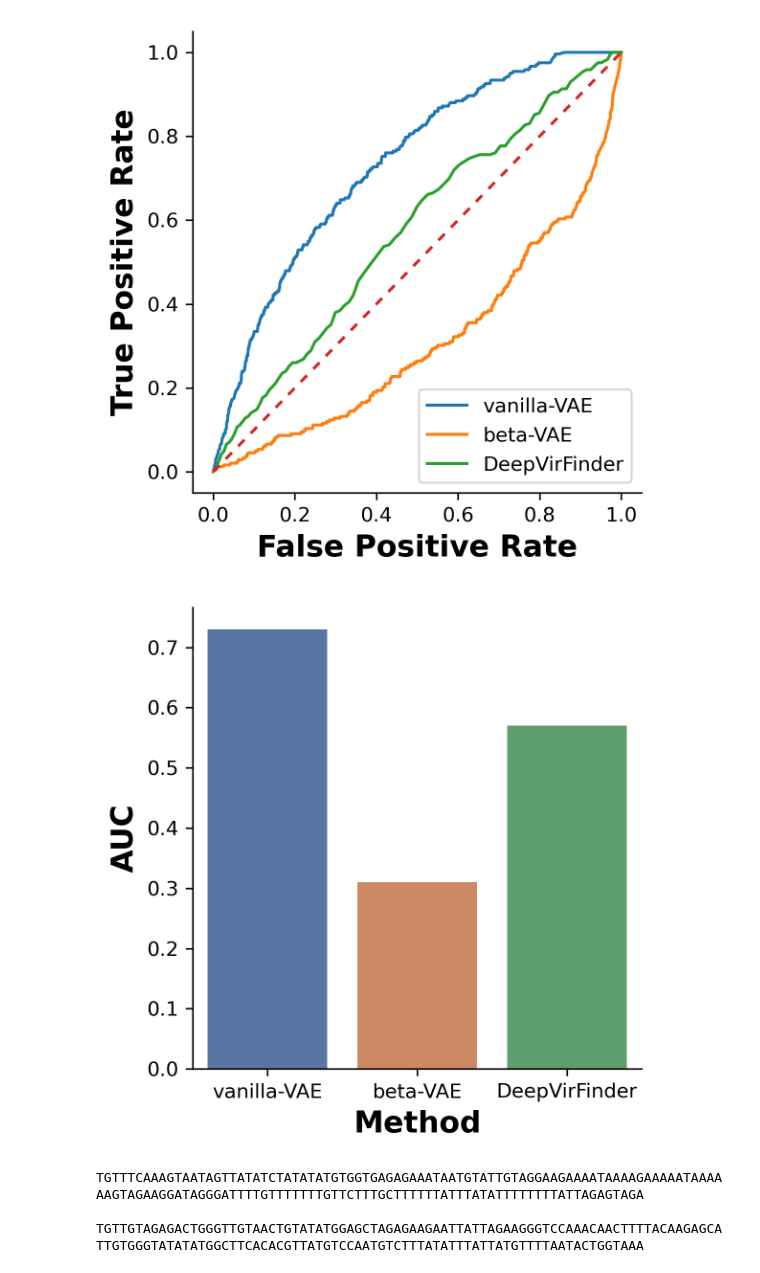
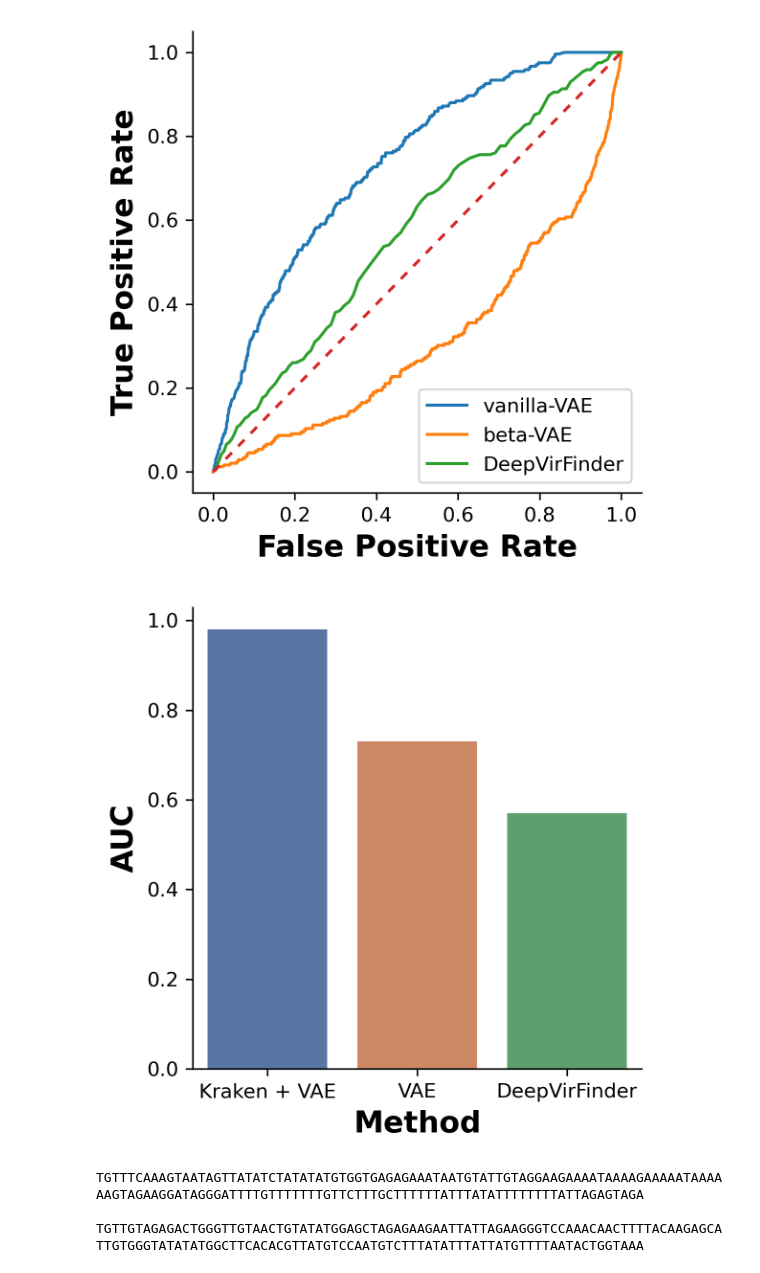
Before and after one commit to UCRajkumar/viral, a Jupyter notebook: Evaluation.ipynb, the cells around one changed output. Cells and saved outputs as stored; diff of their text form; code cells hidden in the pictures.

```diff
--- a/Evaluation.ipynb
+++ b/Evaluation.ipynb
@@ -95,11 +123,11 @@ plt.savefig('plots/milestone_roc.png')
 # %%
 fig,ax=plt.subplots(num=None, dpi = 300, figsize=(4, 4), facecolor='w', edgecolor='k')
-sns.barplot(['vanilla-VAE', 'beta-VAE', 'DeepVirFinder'], [0.73, 0.31, 0.57], palette = 'deep', ax=ax)
+sns.barplot(['Kraken + VAE', 'VAE', 'DeepVirFinder'], [0.98, 0.73, 0.57], palette = 'deep', ax=ax)
 ax.spines['right'].set_visible(False); ax.spines['top'].set_visible(False)
+label_font = {'weight':'bold', 'size':'15'};
 plt.xlabel('Method', label_font); plt.ylabel('AUC', label_font); plt.tight_layout()
-plt.savefig('plots/milestone_auc.png')
 # %% [output]
-[figure, old version]
+[figure, new version]
 # %%
 # example = vanilla.predict(test_reads_1[0:2], verbose=1)
 print(onehotdecode(example[0]), '\n', easy_1.loc[0].seqs)
```
Also changed, not shown: parts of 5 cells of this notebook, 2 other files.
